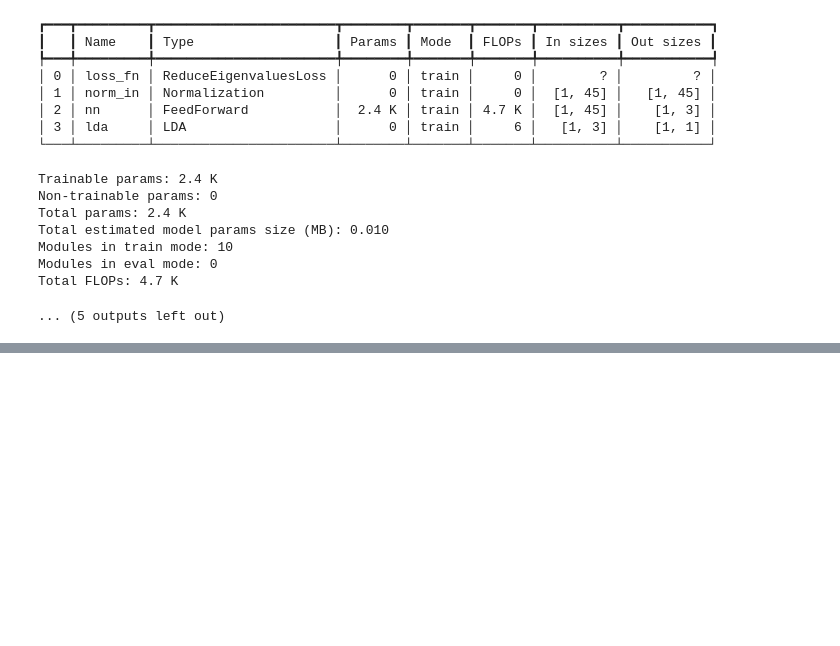
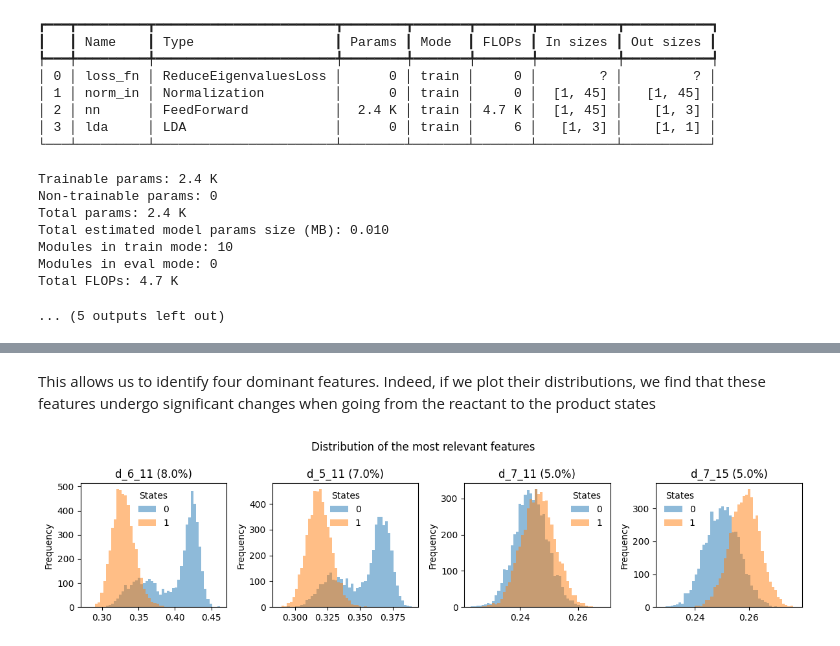
Before and after one commit to danibrb/ML-CV, a Jupyter notebook: notebook/01_deepLDA_training.ipynb, the cells around one changed output, grey strips where cells are left out. Drawn from its saved outputs; the diff is of its cells as text; code cells hidden in the pictures; blank space fills up the shorter version.

Commit message:
feat: relevant features

```diff
--- a/notebook/01_deepLDA_training.ipynb
+++ b/notebook/01_deepLDA_training.ipynb
@@ -406,0 +428,19 @@ Total FLOPs: 4.7 K
+# %% [markdown]
+This allows us to identify four dominant features. Indeed, if we plot their distributions, we find that these features undergo significant changes when going from the reactant to the product states
+# %%
+plot_n_features = 4
+
+names = results['feature_names'][-plot_n_features:]
+sensitivity = results['sensitivity']['Dataset'][-plot_n_features:]
+
+fig, axs = plt.subplots(1,plot_n_features,figsize=(3*plot_n_features,3))
+plt.suptitle('Distribution of the most relevant features')
+
+for ax,name,sensitivity in zip(axs.flatten()[::-1],names,sensitivity):
+    colvar.pivot(columns='labels')[name].plot.hist(bins=50,alpha=0.5,ax=ax)
+    ax.set_title(f'{name} ({np.round(sensitivity*100)}%)')
+    ax.legend(title='States',frameon=False)
+
+plt.tight_layout()
+# %% [output]
+[figure, added]
```
Also changed, not shown: parts of 10 cells of this notebook, 2 other files.
